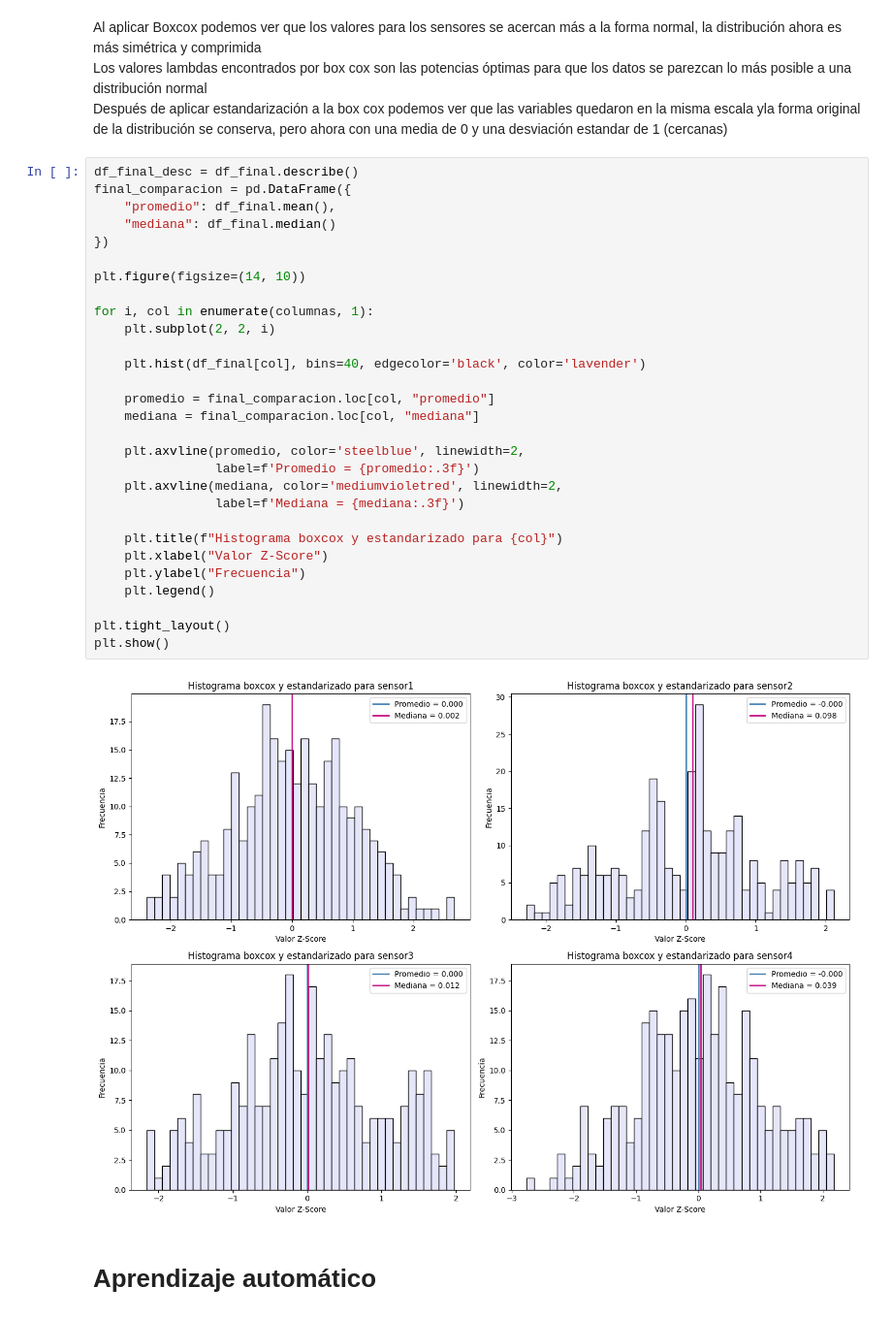
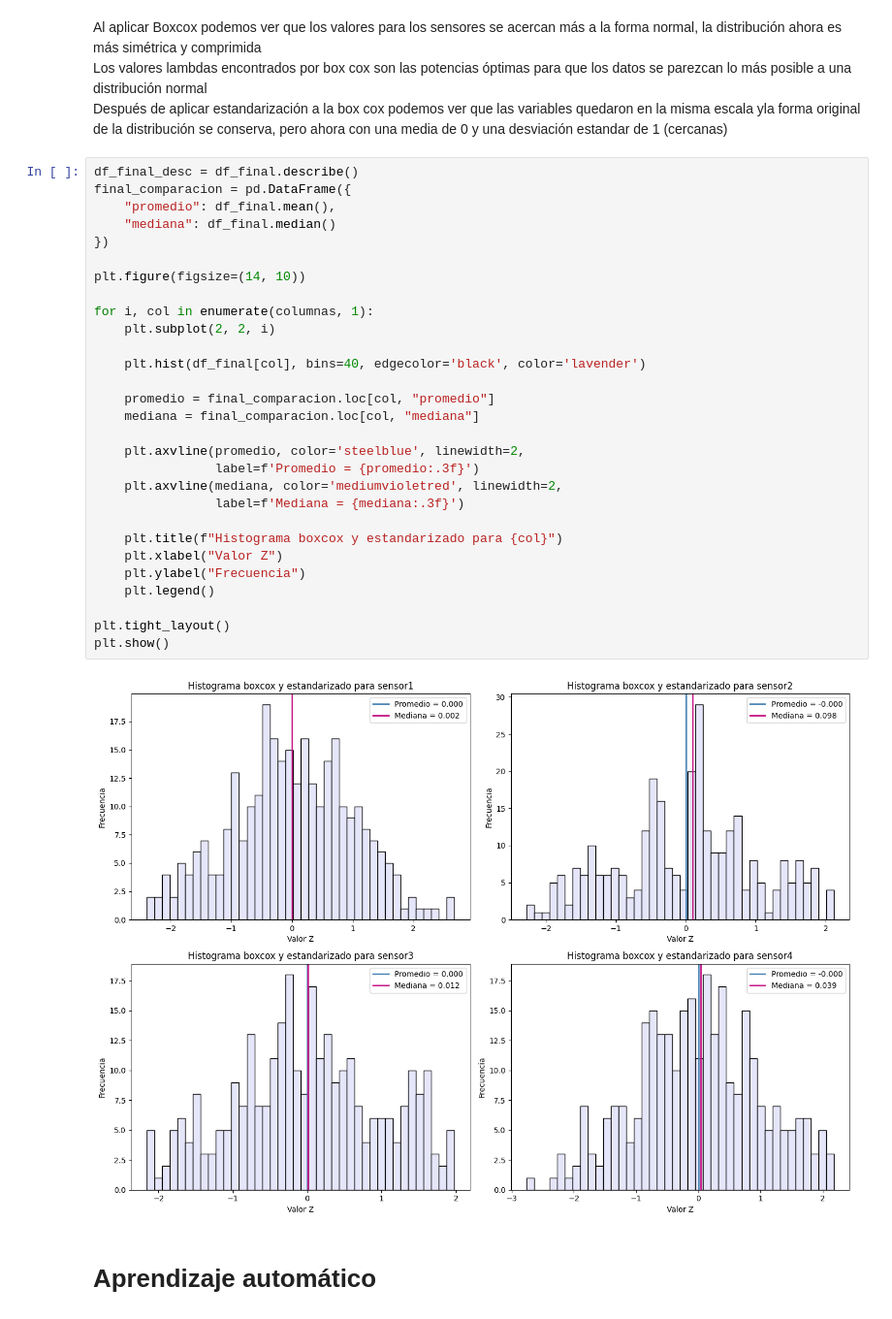
Before and after one commit to LeoGAR55/MD-1958, a Jupyter notebook: main.ipynb, the cells around one changed output. Shown at 97% size. Drawn from its saved outputs; the diff is of its cells as text.

```diff
--- a/main.ipynb
+++ b/main.ipynb
@@ -459,34 +460,34 @@ Después de aplicar estandarización a la box cox podemos ver que las variables
 # %%
 df_final_desc = df_final.describe()
 final_comparacion = pd.DataFrame({
     "promedio": df_final.mean(),
     "mediana": df_final.median()
 })
 
 plt.figure(figsize=(14, 10))
 
 for i, col in enumerate(columnas, 1):
     plt.subplot(2, 2, i)
 
     plt.hist(df_final[col], bins=40, edgecolor='black', color='lavender')
 
     promedio = final_comparacion.loc[col, "promedio"]
     mediana = final_comparacion.loc[col, "mediana"]
 
     plt.axvline(promedio, color='steelblue', linewidth=2,
                 label=f'Promedio = {promedio:.3f}')
     plt.axvline(mediana, color='mediumvioletred', linewidth=2,
                 label=f'Mediana = {mediana:.3f}')
 
     plt.title(f"Histograma boxcox y estandarizado para {col}")
-    plt.xlabel("Valor Z-Score")
+    plt.xlabel("Valor Z")
     plt.ylabel("Frecuencia")
     plt.legend()
 
 plt.tight_layout()
 plt.show()
 # %% [output]
-[figure, old version]
+[figure, new version]
 # %% [markdown]
 # Aprendizaje automático
 # %% [markdown]
```
Also changed, not shown: parts of 13 cells of this notebook.
